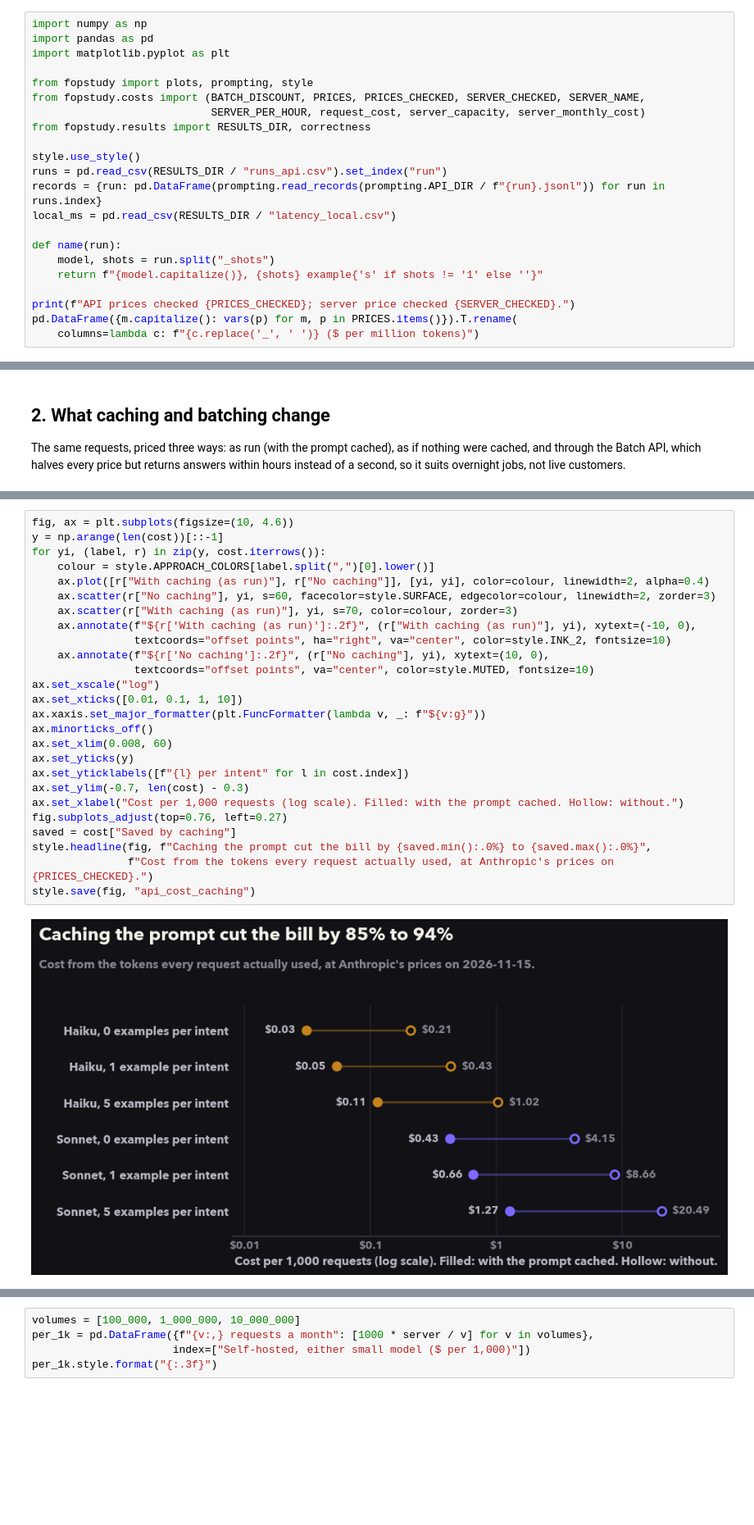
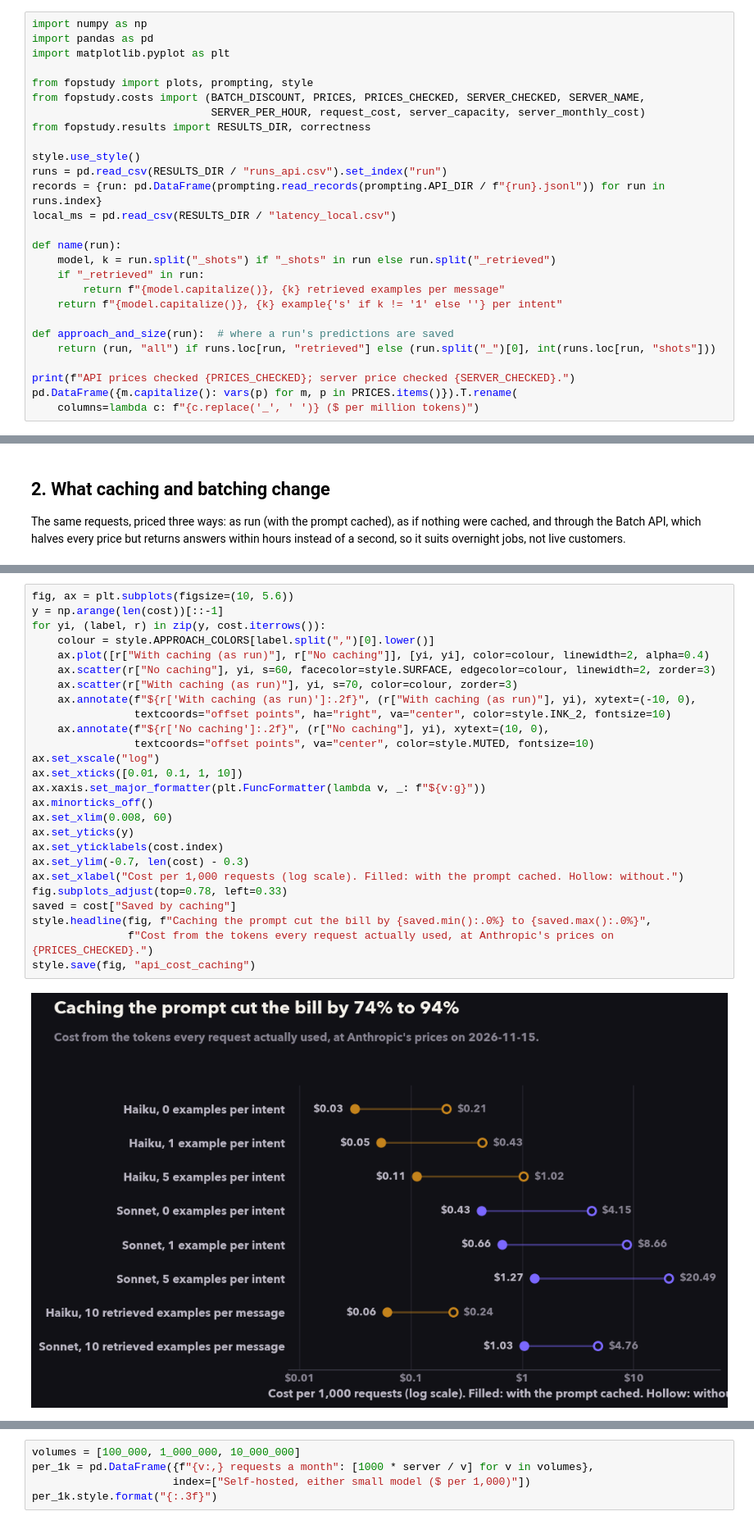
Before and after one commit to ai-with-md/finetune-or-prompt, a Jupyter notebook: notebooks/04_cost_and_speed.ipynb, the cells around one changed output, grey strips where cells are left out. Shown at 82% size. Saved outputs shown, nothing was run; the diff lists cells and outputs as text; blank space fills up the shorter version.

```diff
--- a/notebooks/04_cost_and_speed.ipynb
+++ b/notebooks/04_cost_and_speed.ipynb
@@ -27,8 +27,13 @@ records = {run: pd.DataFrame(prompting.read_records(prompting.API_DIR / f"{run}.
 local_ms = pd.read_csv(RESULTS_DIR / "latency_local.csv")
 
 def name(run):
-    model, shots = run.split("_shots")
-    return f"{model.capitalize()}, {shots} example{'s' if shots != '1' else ''}"
+    model, k = run.split("_shots") if "_shots" in run else run.split("_retrieved")
+    if "_retrieved" in run:
+        return f"{model.capitalize()}, {k} retrieved examples per message"
+    return f"{model.capitalize()}, {k} example{'s' if k != '1' else ''} per intent"
+
+def approach_and_size(run):  # where a run's predictions are saved
+    return (run, "all") if runs.loc[run, "retrieved"] else (run.split("_")[0], int(runs.loc[run, "shots"]))
 
 print(f"API prices checked {PRICES_CHECKED}; server price checked {SERVER_CHECKED}.")
 pd.DataFrame({m.capitalize(): vars(p) for m, p in PRICES.items()}).T.rename(
@@ -99,31 +110,31 @@ cost.style.format({c: "{:.3f}" for c in cost.columns[:3]} | {"Saved by caching":
 # %%
-fig, ax = plt.subplots(figsize=(10, 4.6))
+fig, ax = plt.subplots(figsize=(10, 5.6))
 y = np.arange(len(cost))[::-1]
 for yi, (label, r) in zip(y, cost.iterrows()):
     colour = style.APPROACH_COLORS[label.split(",")[0].lower()]
     ax.plot([r["With caching (as run)"], r["No caching"]], [yi, yi], color=colour, linewidth=2, alpha=0.4)
     ax.scatter(r["No caching"], yi, s=60, facecolor=style.SURFACE, edgecolor=colour, linewidth=2, zorder=3)
     ax.scatter(r["With caching (as run)"], yi, s=70, color=colour, zorder=3)
     ax.annotate(f"${r['With caching (as run)']:.2f}", (r["With caching (as run)"], yi), xytext=(-10, 0),
                 textcoords="offset points", ha="right", va="center", color=style.INK_2, fontsize=10)
     ax.annotate(f"${r['No caching']:.2f}", (r["No caching"], yi), xytext=(10, 0),
                 textcoords="offset points", va="center", color=style.MUTED, fontsize=10)
 ax.set_xscale("log")
 ax.set_xticks([0.01, 0.1, 1, 10])
 ax.xaxis.set_major_formatter(plt.FuncFormatter(lambda v, _: f"${v:g}"))
 ax.minorticks_off()
 ax.set_xlim(0.008, 60)
 ax.set_yticks(y)
-ax.set_yticklabels([f"{l} per intent" for l in cost.index])
+ax.set_yticklabels(cost.index)
 ax.set_ylim(-0.7, len(cost) - 0.3)
 ax.set_xlabel("Cost per 1,000 requests (log scale). Filled: with the prompt cached. Hollow: without.")
-fig.subplots_adjust(top=0.76, left=0.27)
+fig.subplots_adjust(top=0.78, left=0.33)
 saved = cost["Saved by caching"]
 style.headline(fig, f"Caching the prompt cut the bill by {saved.min():.0%} to {saved.max():.0%}",
                f"Cost from the tokens every request actually used, at Anthropic's prices on {PRICES_CHECKED}.")
 style.save(fig, "api_cost_caching")
 # %% [output]
-[figure, old version]
+[figure, new version]
 # %% [markdown]
 Caching matters more as the prompt grows: with five examples per intent the prompt is about 10,000 tokens, and without caching Sonnet would cost about \$20 per 1,000 requests instead of about \$1.30. Even with caching, the examples are not free: five per intent makes each request three to four times dearer than none, because the cached prompt is still read, at a tenth of the price, on every request.
 
```
Also changed, not shown: parts of 8 cells of this notebook, 41 other files.
